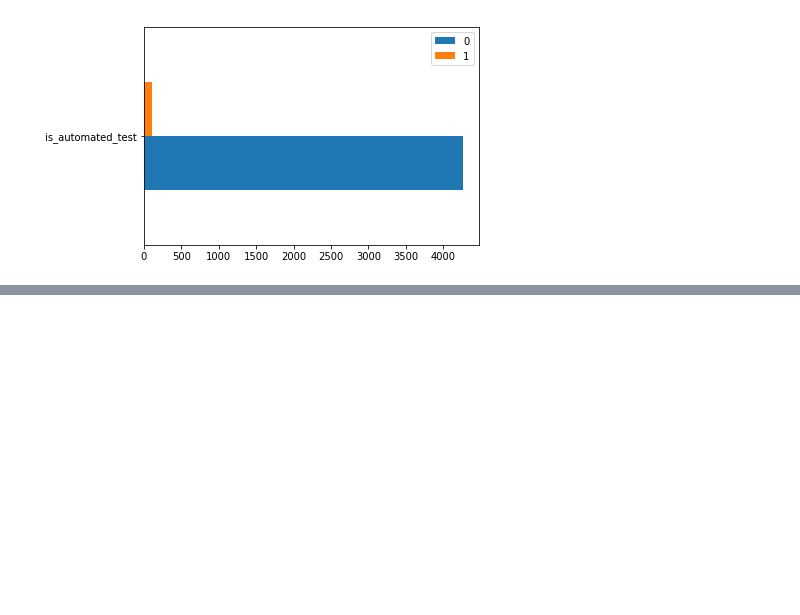
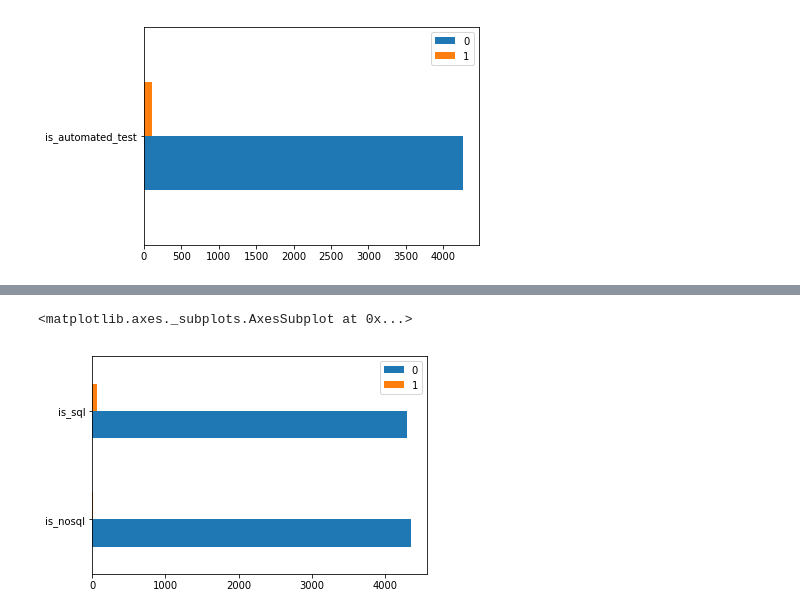
Before and after one commit to seppo0010/sysarmy-sueldos-2019.1, a Jupyter notebook: Sysarmy - Predicción de sueldos.ipynb, the cells around one changed output, grey strips where cells are left out. Cells and saved outputs as stored; diff of their text form; code cells hidden in the pictures; blank space fills up the shorter version.

```diff
--- a/Sysarmy - Predicción de sueldos.ipynb
+++ b/Sysarmy - Predicción de sueldos.ipynb
@@ -168,0 +179,11 @@ pd.DataFrame({x: v.value_counts() for x, v in d.items()}).T.plot.barh()
+# %%
+d = {}
+for key, tech in {
+        'sql': ('Oracle', 'MSSQL', 'MySQL', 'MariaDB', 'PostgreSQL', 'SQL'),
+        'nosql': ('Redis', 'MongoDB', 'Hadoop', 'Cassandra', 'Google bigQuery'),
+    }.items():
+    d['is_{}'.format(key)] = df['Tecnologías que utilizás.4'].apply(lambda x: int(any(map(lambda t: t in str(x), tech))))
+pd.DataFrame({x: v.value_counts() for x, v in d.items()}).T.plot.barh()
+# %% [output]
+<matplotlib.axes._subplots.AxesSubplot at 0x...>
+[figure, added]
```
Also changed, not shown: parts of 11 cells of this notebook.
